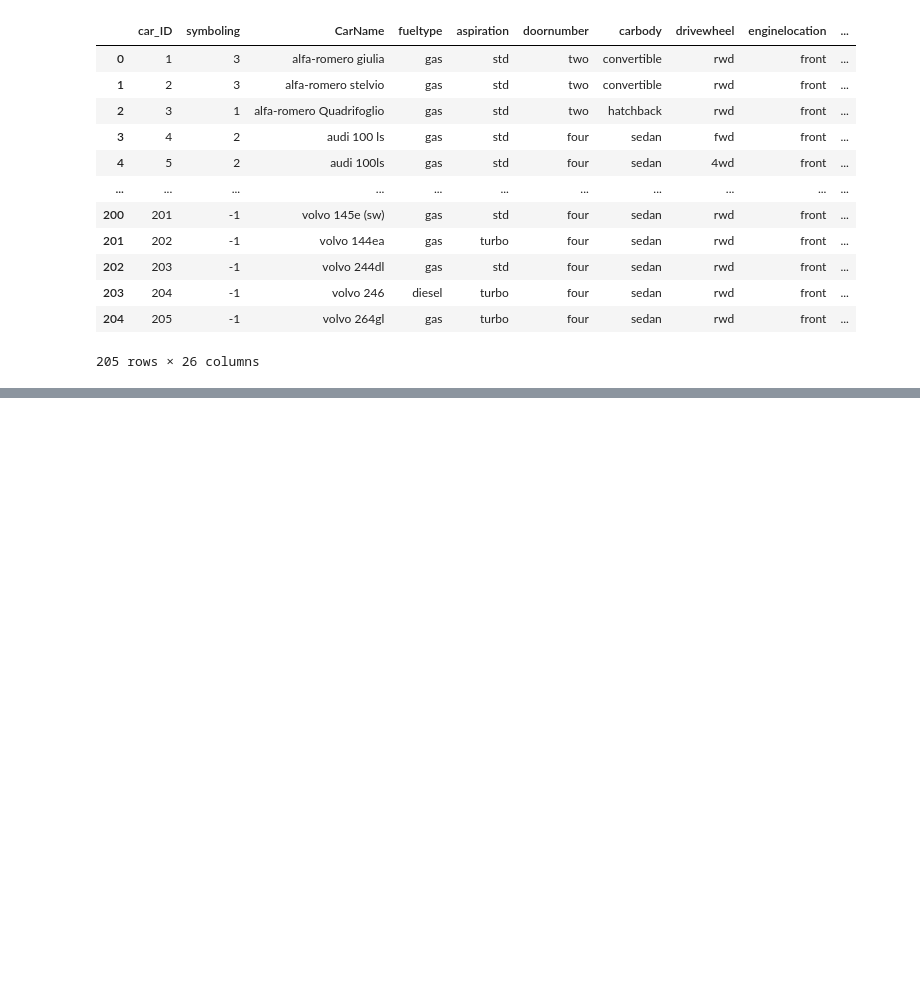
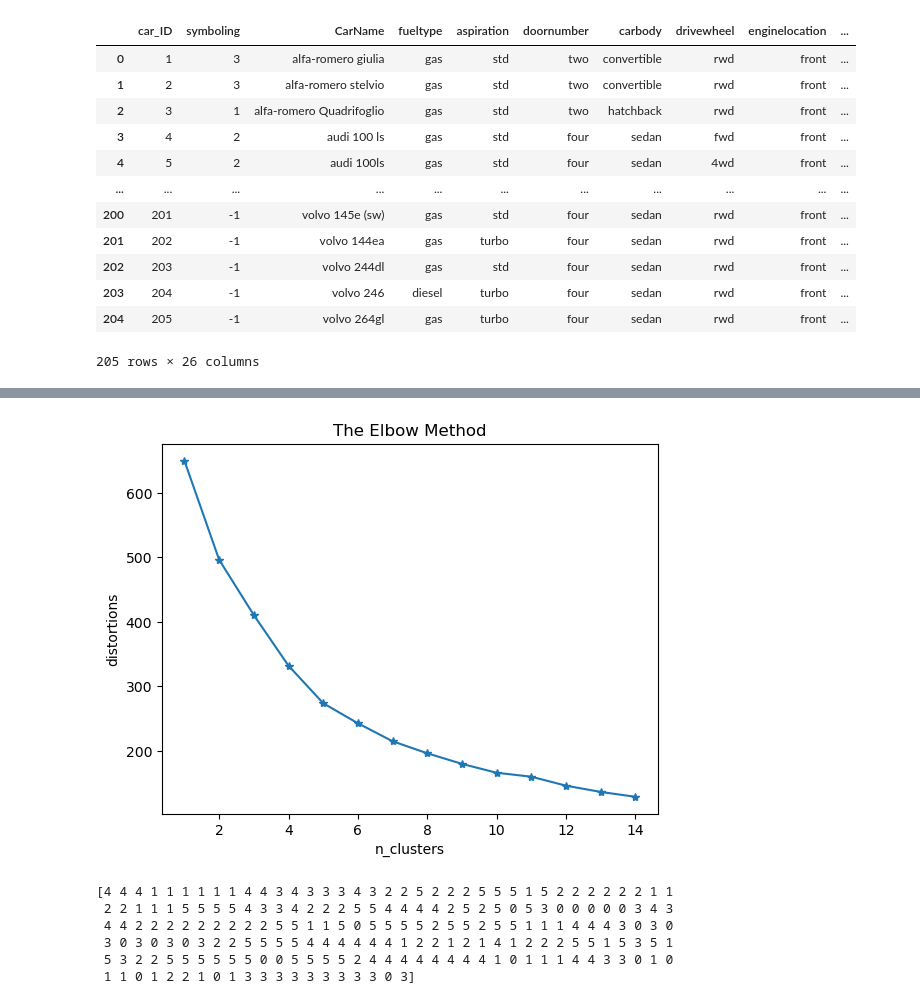
Before and after one commit to unicorn-yh/Deep-Learning-Mindspore, a Jupyter notebook: Car Clustering/car.ipynb, the cells around one changed output, grey strips where cells are left out. Saved outputs shown, nothing was run; the diff lists cells and outputs as text; code cells hidden in the pictures; blank space fills up the shorter version.

```diff
--- a/Car Clustering/car.ipynb
+++ b/Car Clustering/car.ipynb
@@ -77,0 +286,34 @@ print(column_names)
+# %%
+##肘方法看k值，簇内离差平方和
+#对每一个k值进行聚类并且记下对于的SSE，然后画出k和SSE的关系图
+from sklearn.cluster import KMeans
+
+sse=[]
+for i in range(1,15):
+    km=KMeans(n_clusters=i,init='k-means++',n_init=10,max_iter=300,random_state=0)
+    km.fit(features3)
+    sse.append(km.inertia_)
+
+plt.plot(range(1,15),sse,marker='*')
+plt.xlabel('n_clusters')
+plt.ylabel('distortions')
+plt.title("The Elbow Method")
+plt.show()   # 由肘方图可以看到，拐点在k=5处，所以k的取值为5.
+# %% [output]
+[figure, added]
+# %%
+#进行K-Means聚类分析
+kmeans=KMeans(n_clusters=6,init='k-means++',n_init=10,max_iter=300,random_state=0)
+y_pred=kmeans.fit_predict(features3)
+print(y_pred)
+
+#将聚类后的类目放入原特征数据中
+car_df_km= car_data.copy()
+car_df_km['km_result']=y_pred
+# %% [output]
+[4 4 4 1 1 1 1 1 1 4 4 3 4 3 3 3 4 3 2 2 5 2 2 2 5 5 5 1 5 2 2 2 2 2 2 1 1
+ 2 2 1 1 1 5 5 5 5 4 3 3 4 2 2 2 5 5 4 4 4 4 2 5 2 5 0 5 3 0 0 0 0 0 3 4 3
+ 4 4 2 2 2 2 2 2 2 2 2 5 5 1 1 5 0 5 5 5 5 2 5 5 2 5 5 1 1 1 4 4 4 3 0 3 0
+ 3 0 3 0 3 0 3 2 2 5 5 5 5 4 4 4 4 4 4 1 2 2 1 2 1 4 1 2 2 2 5 5 1 5 3 5 1
+ 5 3 2 2 5 5 5 5 5 5 0 0 5 5 5 5 2 4 4 4 4 4 4 4 4 1 0 1 1 1 4 4 3 3 0 1 0
+ 1 1 0 1 2 2 1 0 1 3 3 3 3 3 3 3 3 3 0 3]
```
Also changed, not shown: parts of 42 cells of this notebook.
